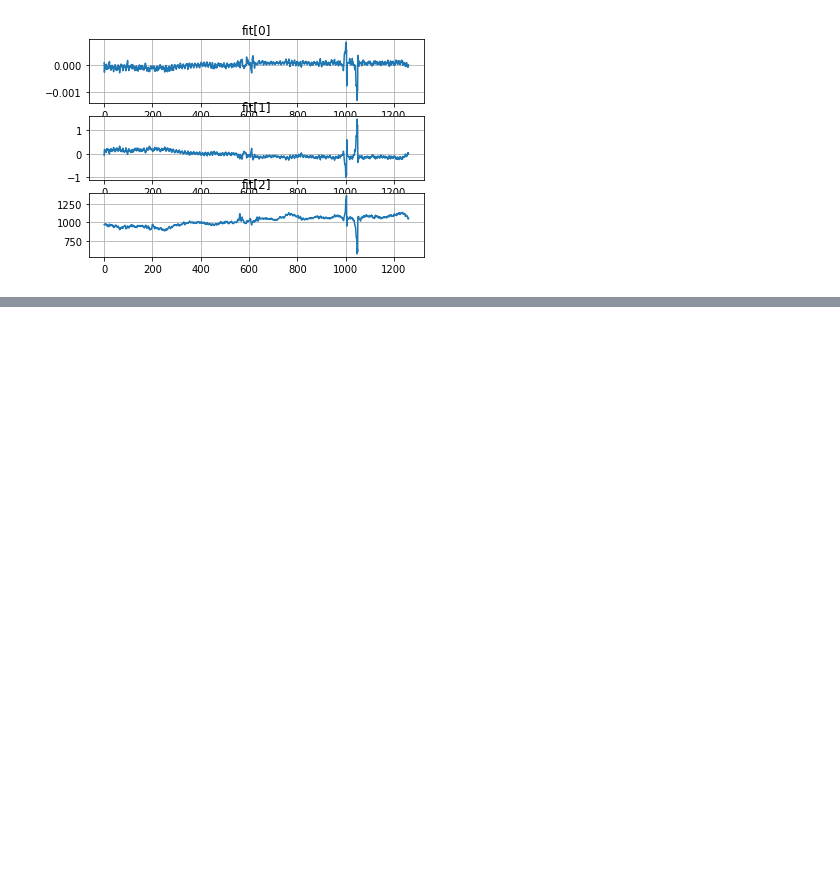
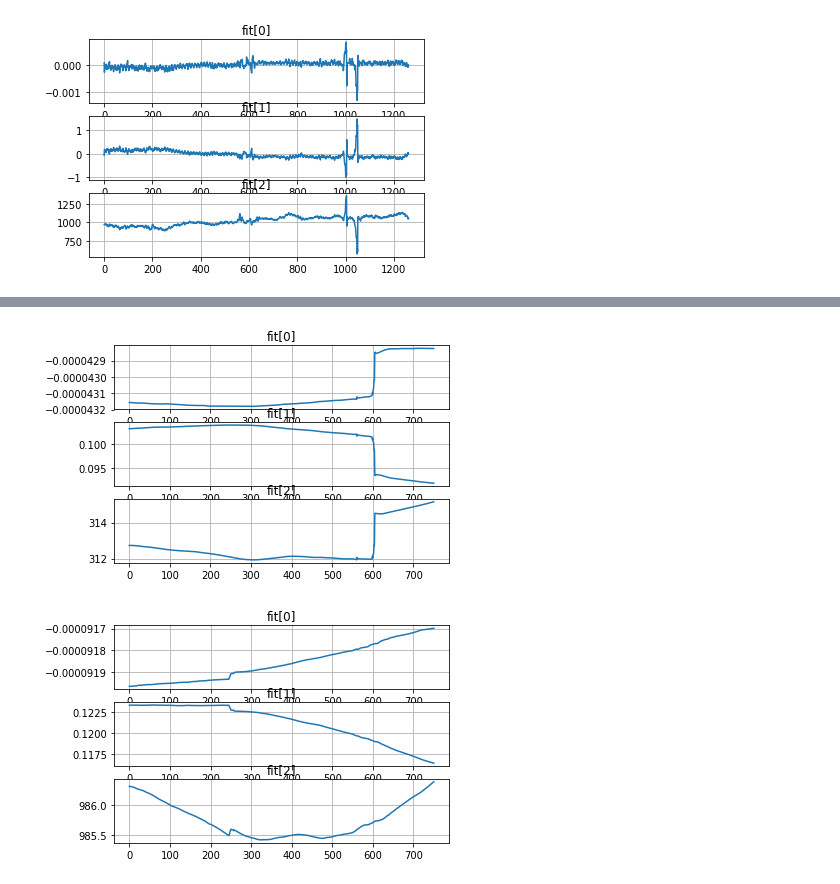
Before and after one commit to gcjyzdd/SDC-P4, a Jupyter notebook: AdvancedLanelineDetection.ipynb, the cells around one changed output, grey strips where cells are left out. Drawn from its saved outputs; the diff is of its cells as text; code cells hidden in the pictures; blank space fills up the shorter version.

```diff
--- a/AdvancedLanelineDetection.ipynb
+++ b/AdvancedLanelineDetection.ipynb
@@ -598,0 +603,15 @@ detector.plotFit()
+# %%
+import pickle
+import matplotlib.pyplot as plt
+import matplotlib.image as mpimg
+from detector import Detector
+%matplotlib inline
+
+
+dist_pickle = pickle.load( open( "camera_cal/wide_dist_pickle.p", "rb" ) )
+mtx = dist_pickle["mtx"]
+dist = dist_pickle["dist"]
+M = dist_pickle["M"]
+Minv = dist_pickle["Minv"]
+
+detector = Detector(mtx=mtx, dist=dist, M=M, Minv=Minv)
@@ -598,0 +648,5 @@ detector.plotFit()
+# %%
+detector.plotFit()
+# %% [output]
+[figure, added]
+[figure, added]
```
Also changed, not shown: parts of 4 cells of this notebook, 1 other file.
